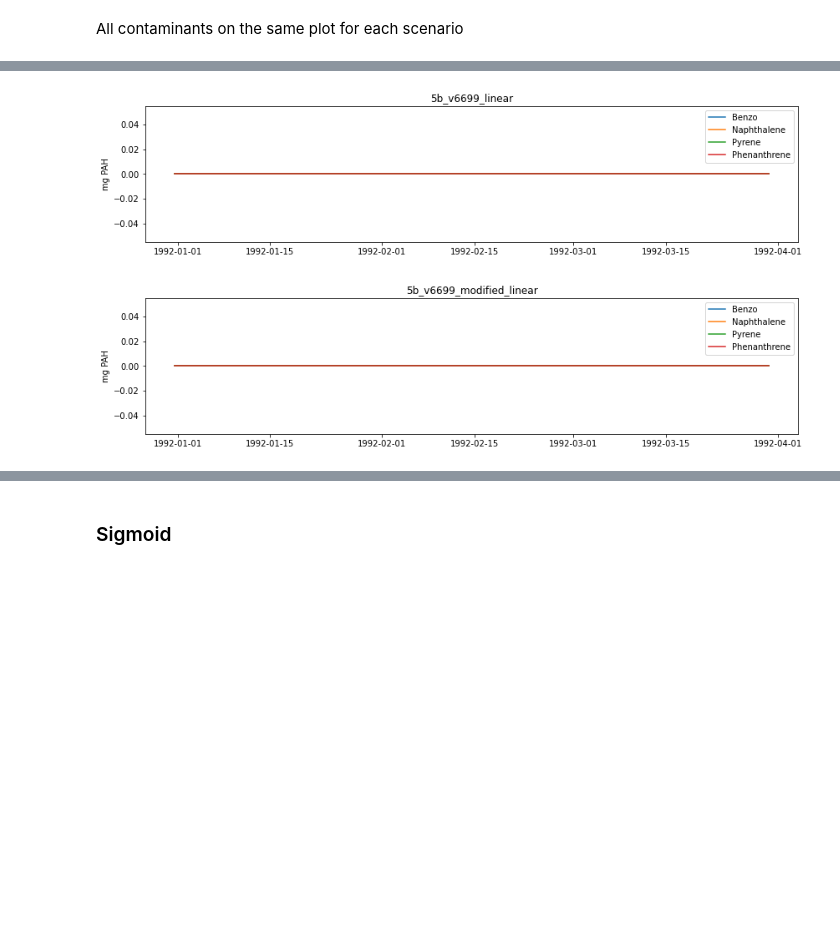
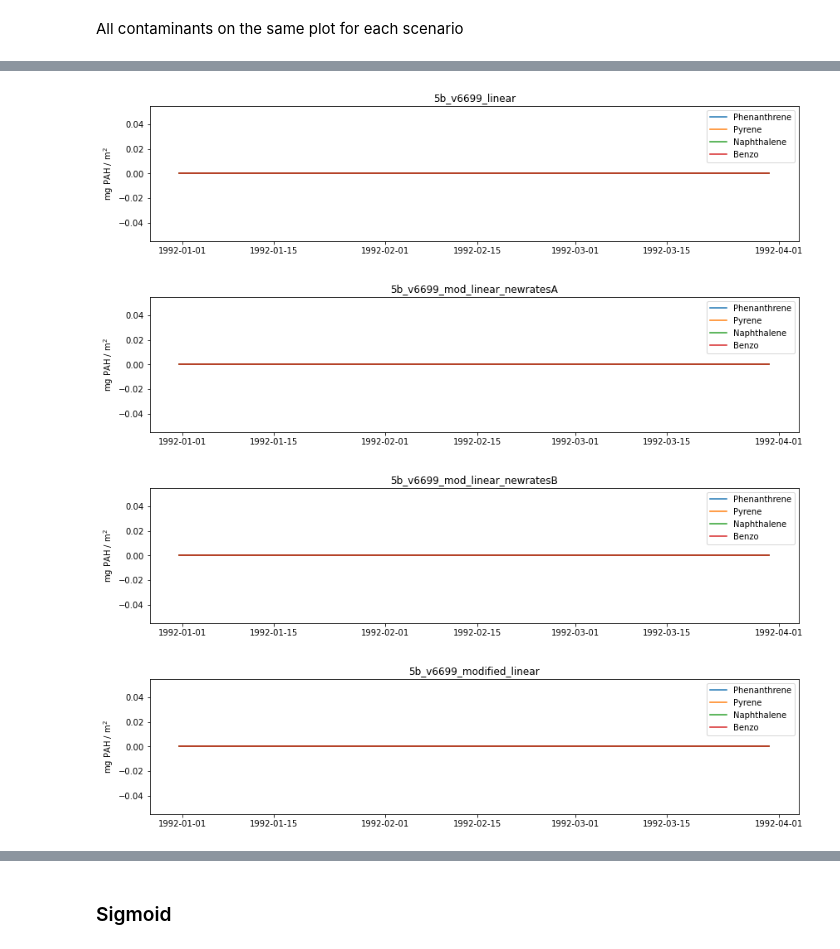
Before and after one commit to SS-Atlantis/analysis-raisha, a Jupyter notebook: notebooks/SSAM-contam-uptake-rates.ipynb, the cells around one changed output, grey strips where cells are left out. Saved outputs shown, nothing was run; the diff lists cells and outputs as text; code cells hidden in the pictures; blank space fills up the shorter version.

```diff
--- a/notebooks/SSAM-contam-uptake-rates.ipynb
+++ b/notebooks/SSAM-contam-uptake-rates.ipynb
@@ -373,20 +379,20 @@ for scenario, path in zip(scenario_datasets, scenario_paths):
 # %%
 for scenario, path in zip(scenario_datasets, scenario_paths):
     fig, ax = plt.subplots(figsize = (14,3))
     name = path.parent.stem
     boxes = groups.salish_sea
     for pah in groups.pahs:
         contam_tb = np.ma.filled(scenario.variables['Seagrass'+'_' + pah][:,boxes], np.nan)
-        volume_tb = np.ma.filled(scenario.variables['volume'][:,boxes,6], np.nan)
-        contam_mass_tb = contam_tb * volume_tb
-        contam_mass_t = contam_mass_tb.sum(axis=1)
-        ax.plot(time, contam_mass_t)
+        contam_t = contam_tb.sum(axis=1)
+        ax.plot(time, contam_t)
         ax.legend(groups.pahs)
-        ax.set_ylabel('mg PAH')
+        ax.set_ylabel('mg PAH / m$^2$')
         ax.set_title(name, fontsize = 12)
 # %% [output]
-[figure, old version]
+[figure, new version]
-[figure, old version]
+[figure, new version]
+[figure, added]
+[figure, added]
 # %%
 for scenario, path in zip(scenario_datasets, scenario_paths):
     fig, ax = plt.subplots(figsize = (14,3))
```
Also changed, not shown: parts of 15 cells of this notebook.
